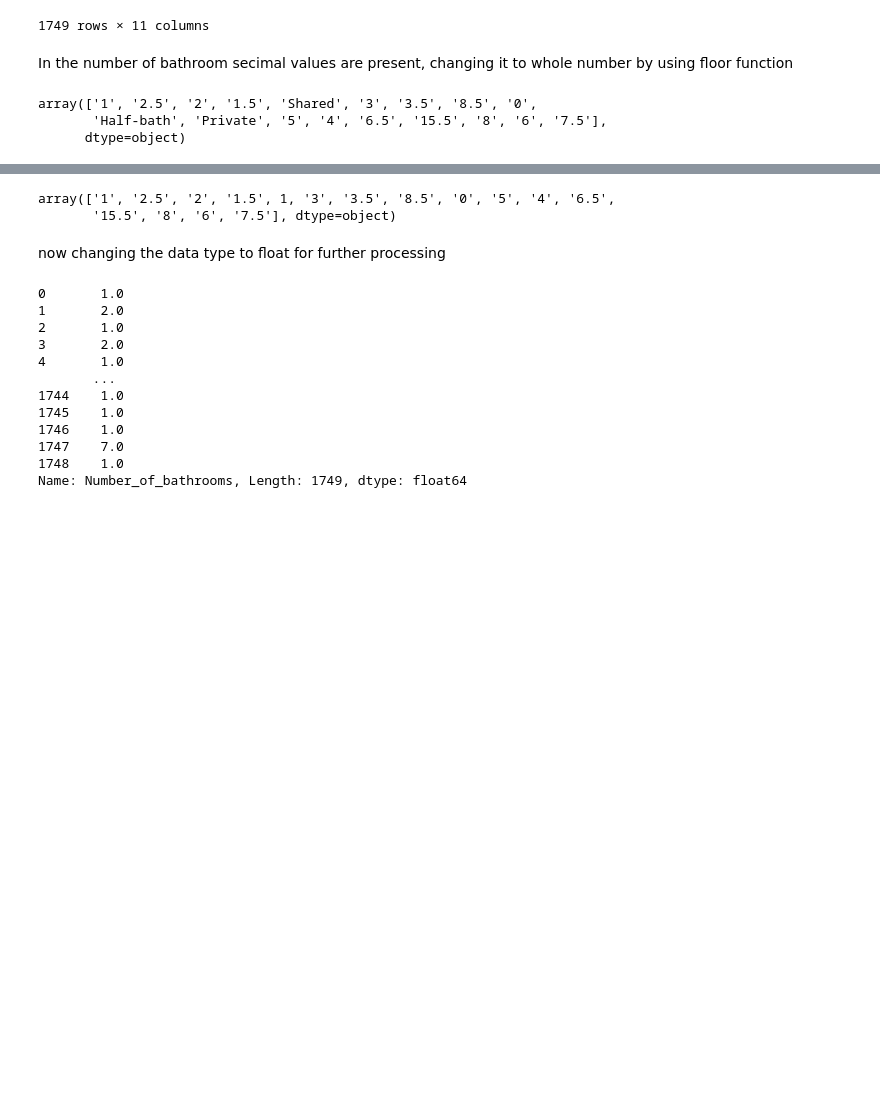
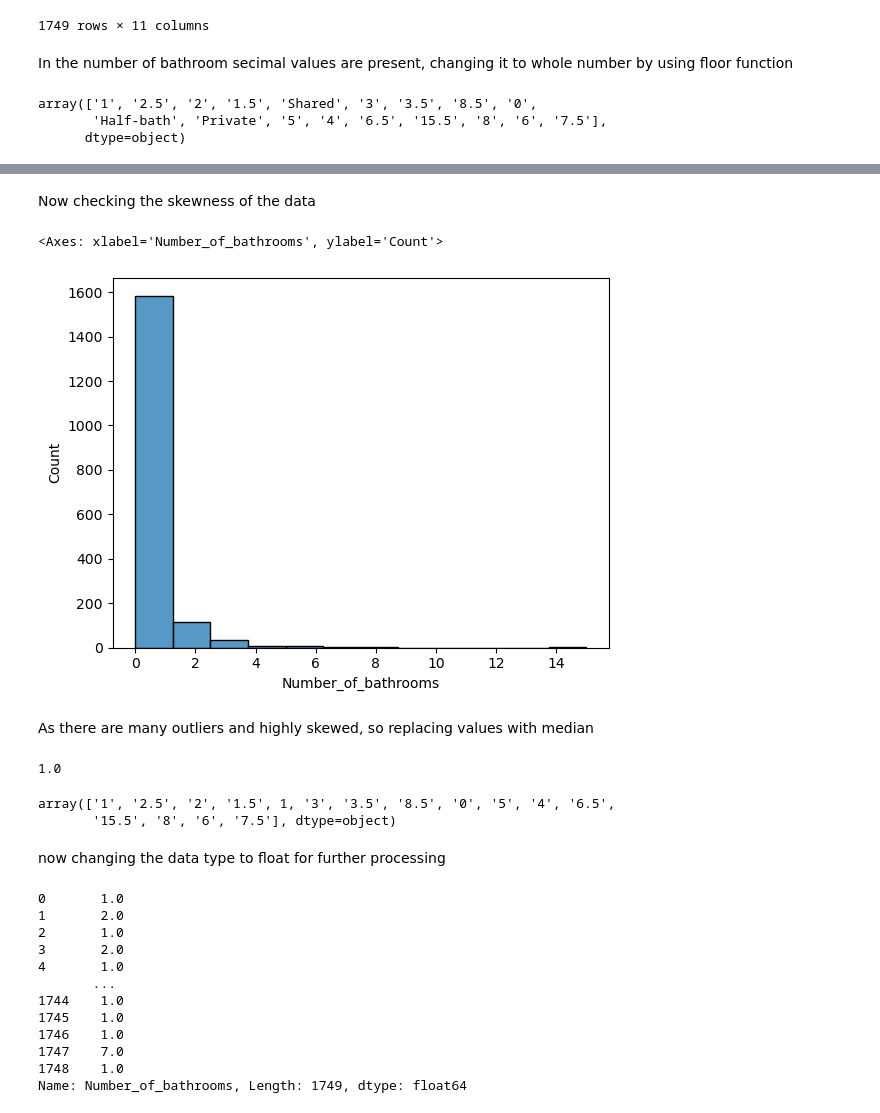
Before and after one commit to siroi97/HV_capstone_airbnb, a Jupyter notebook: Air_BNB_Python_file.ipynb, the cells around one changed output, grey strips where cells are left out. Saved outputs shown, nothing was run; the diff lists cells and outputs as text; code cells hidden in the pictures; blank space fills up the shorter version.

```diff
--- a/Air_BNB_Python_file.ipynb
+++ b/Air_BNB_Python_file.ipynb
@@ -540,3 +545,16 @@ As observed from the data set there are string values present so replacing half-
+# %% [markdown]
+Now checking the skewness of the data
+# %%
+sns.histplot(data=listings['Number_of_bathrooms'])
+# %% [output]
+<Axes: xlabel='Number_of_bathrooms', ylabel='Count'>
+[figure, added]
+# %% [markdown]
+As there are many outliers and highly skewed, so replacing values with median
+# %%
+listings['Number_of_bathrooms'].median()
+# %% [output]
+1.0
 # %%
 listings['Number_of_bathrooms'].replace(['Half-bath', 'Private','Shared'], 1, inplace=True)
 # %%
```
Also changed, not shown: parts of 3 cells of this notebook.
